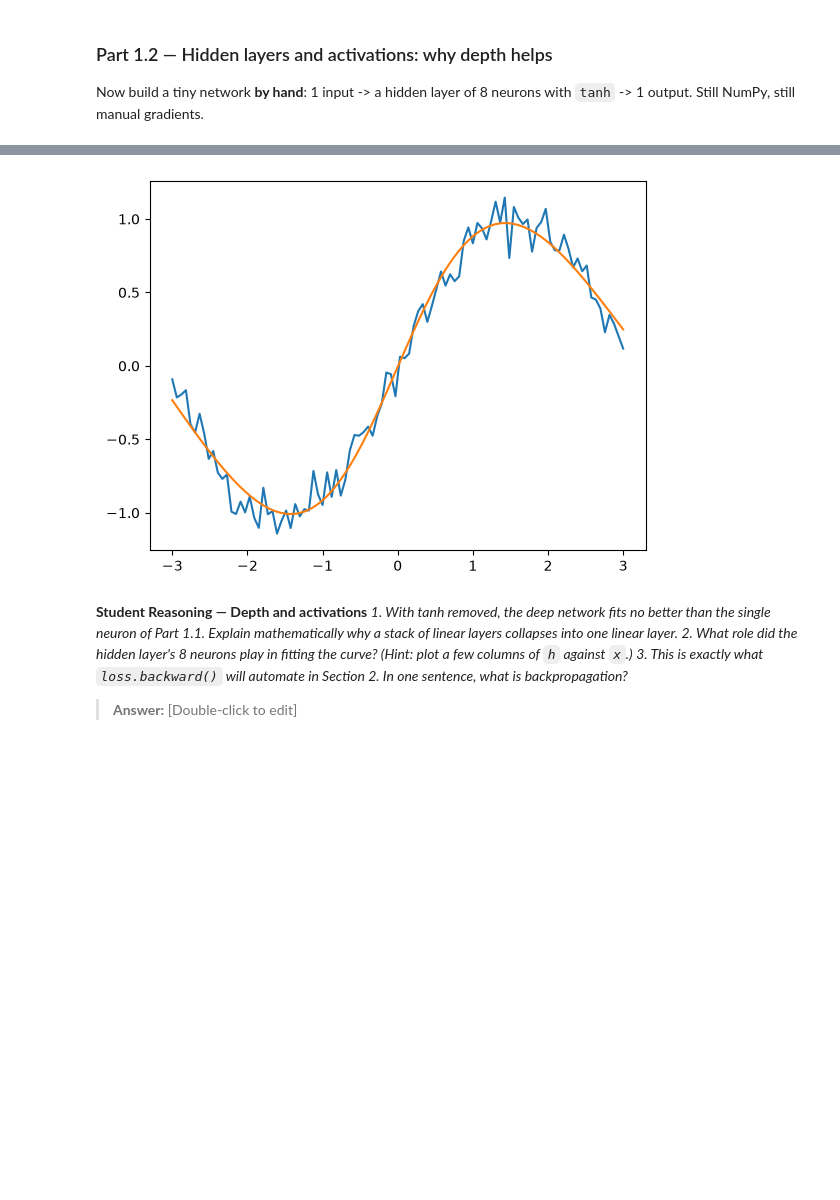
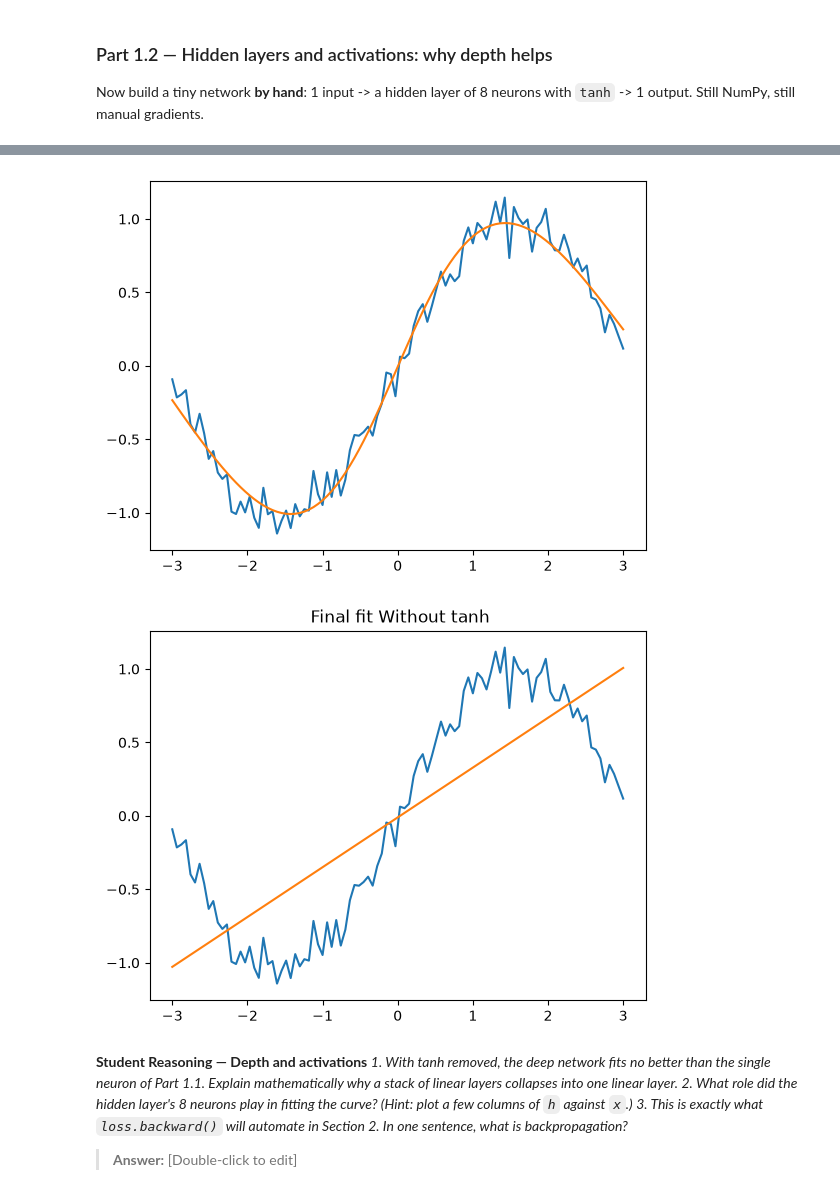
Before and after one commit to Akurang/lab-3, a Jupyter notebook: Lab_3.ipynb, the cells around one changed output, grey strips where cells are left out. Saved outputs shown, nothing was run; the diff lists cells and outputs as text; code cells hidden in the pictures; blank space fills up the shorter version.

Commit message:
Graphs improved

```diff
--- a/Lab_3.ipynb
+++ b/Lab_3.ipynb
@@ -215,33 +215,96 @@ for i in range(epochs):
 
     list_loss.append(loss)
 
     d_yhat = 2 * (y_hat - y1) / len(y1)
     dW2 = h.T @ d_yhat ;  db2 = d_yhat.sum(axis=0)
     dh  = d_yhat @ W2.T
     dz1 = dh * (1 - np.tanh(z1) ** 2)     # derivative of tanh
     dW1 = x1.T @ dz1 ;  db1 = dz1.sum(axis=0)
 
 
     W1 -= lr * dW1
     W2 -= lr * dW2
     b1 -= lr * db1
     b2 -= lr * db2
 
 # TODO: Plot the loss curve AND the final fit over the data.
 #   Then re-run with the tanh REMOVED (h = z1). What happens to the fit?
 
 plt.plot(list_loss)
 plt.title("Loss curve")
 plt.xlabel("Steps")
 plt.ylabel("Loss values")
 plt.show()
 
 plt.plot(x, y)
 plt.plot(x,y_hat)
 plt.show()
+
+#Without tanh
+
+W2 = np.random.randn(8,1) * 0.5
+W1 = np.random.randn(1,8) * 0.5
+b1 = np.random.randn(8) * 0.5
+b2 = np.random.randn(1) * 0.5
+
+z1 = x1 @ W1 + b1        # pre-activation, shape (100, 8)
+h  = np.tanh(z1)        # activation
+# h = z1
+y_hat = h @ W2 + b2     # output, shape (100, 1)
+loss  = np.mean((y_hat - y1) ** 2)
+
+# TODO: Backward pass (the chain rule, layer by layer):
+#   d_yhat = 2 * (y_hat - y) / len(y)
+#   dW2 = h.T @ d_yhat ;  db2 = d_yhat.sum(axis=0)
+#   dh  = d_yhat @ W2.T
+#   dz1 = dh * (1 - np.tanh(z1) ** 2)     # derivative of tanh
+#   dW1 = x.T @ dz1 ;  db1 = dz1.sum(axis=0)
+
+d_yhat = 2 * (y_hat - y1) / len(y1)
+dW2 = h.T @ d_yhat ;  db2 = d_yhat.sum(axis=0)
+dh  = d_yhat @ W2.T
+dz1 = dh * (1 - np.tanh(z1) ** 2)     # derivative of tanh
+dW1 = x1.T @ dz1 ;  db1 = dz1.sum(axis=0)
+
+
+
+# TODO: Update all parameters with learning rate lr, loop for ~3000 steps,
+#   record the loss.
+
+lr = 0.1
+epochs = 3000
+list_loss = []
+
+for i in range(epochs):
+    z1 = x1 @ W1 + b1        # pre-activation, shape (100, 8)
+    h =z1
+    y_hat = h @ W2 + b2     # output, shape (100, 1)
+    loss  = np.mean((y_hat - y1) ** 2)
+
+    list_loss.append(loss)
+
+    d_yhat = 2 * (y_hat - y1) / len(y1)
+    dW2 = h.T @ d_yhat ;  db2 = d_yhat.sum(axis=0)
+    dh  = d_yhat @ W2.T
+    dz1 = dh * (1 - np.tanh(z1) ** 2)     # derivative of tanh
+    dW1 = x1.T @ dz1 ;  db1 = dz1.sum(axis=0)
+
+
+    W1 -= lr * dW1
+    W2 -= lr * dW2
+    b1 -= lr * db1
+    b2 -= lr * db2
+
+
+
+plt.plot(x, y)
+plt.plot(x,y_hat)
+plt.title(" Final fit Without tanh")
+plt.show()
 # %% [output]
 [figure]
 [figure]
+[figure, added]
 # %% [markdown]
 **Student Reasoning — Depth and activations**
 *1. With tanh removed, the deep network fits no better than the single neuron of Part 1.1.
```
Also changed, not shown: parts of 2 cells of this notebook.
